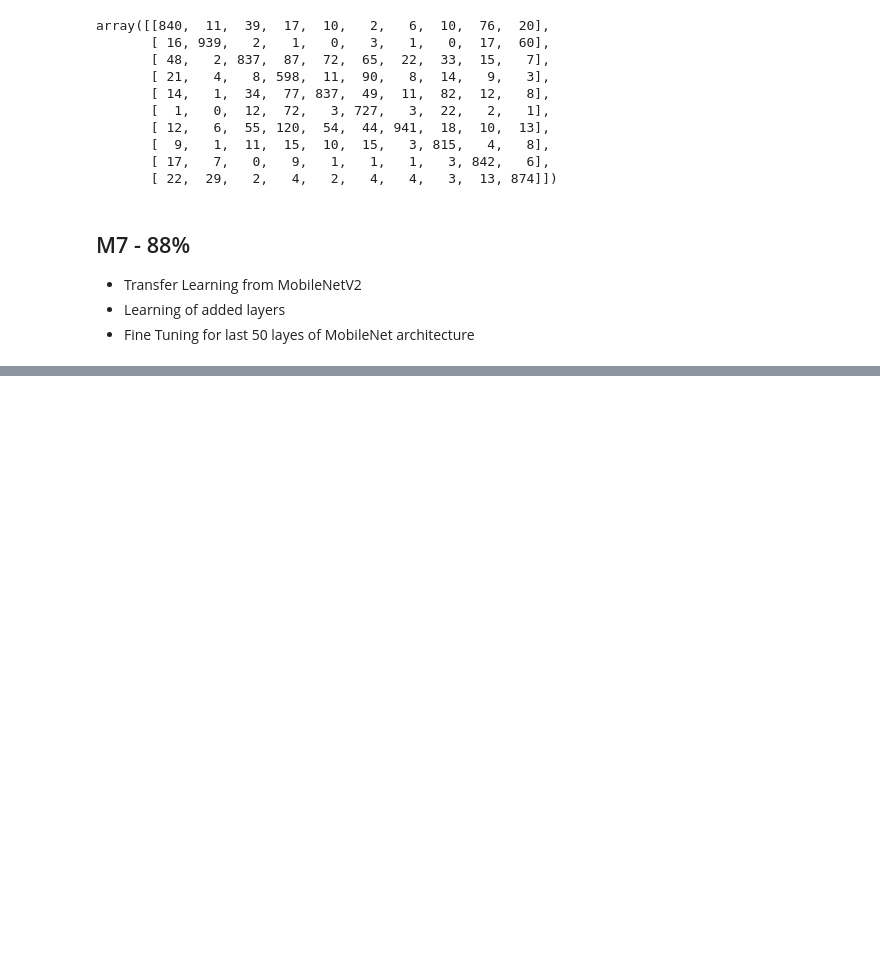
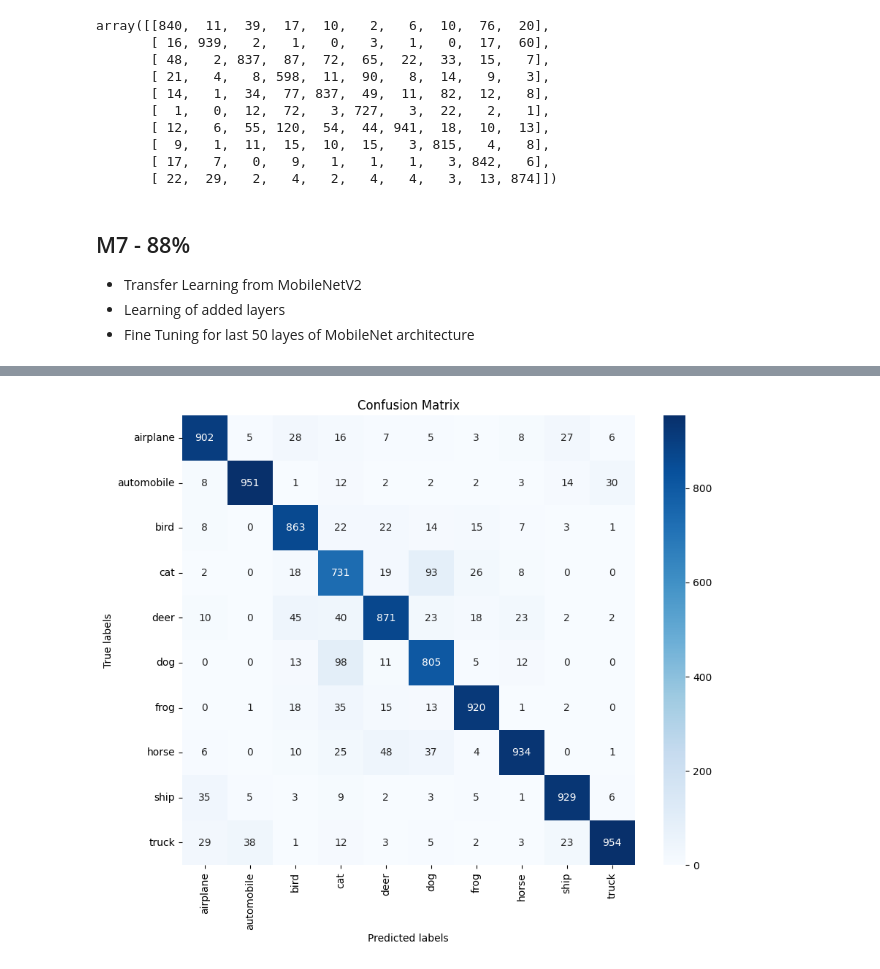
Before and after one commit to maleckicoa/Image-Classifier-App, a Jupyter notebook: main.ipynb, the cells around one changed output, grey strips where cells are left out. Cells and saved outputs as stored; diff of their text form; code cells hidden in the pictures; blank space fills up the shorter version.

```diff
--- a/main.ipynb
+++ b/main.ipynb
@@ -633,0 +696,23 @@ model.save('/content/drive/MyDrive/mobilenetv2_cifar10.keras')
+# %%
+m7_pred = model.predict(x_test)
+m7_pred = np.argmax(m7_pred, axis=1)
+y_true = np.argmax(y_test, axis=1)
+cm = confusion_matrix(m7_pred, y_true)
+
+
+class_names = [
+    'airplane', 'automobile', 'bird', 'cat', 'deer',
+    'dog', 'frog', 'horse', 'ship', 'truck'
+]
+
+# create heatmap
+plt.figure(figsize=(10, 8))
+sns.heatmap(cm, annot=True, fmt='d', cmap='Blues',
+            xticklabels=class_names,
+            yticklabels=class_names)
+
+plt.xlabel('Predicted labels')
+plt.ylabel('True labels')
+plt.title('Confusion Matrix')
+plt.show()
+# %% [output]
@@ -633,0 +720 @@ model.save('/content/drive/MyDrive/mobilenetv2_cifar10.keras')
+[figure, added]
```
Also changed, not shown: parts of 6 cells of this notebook.
